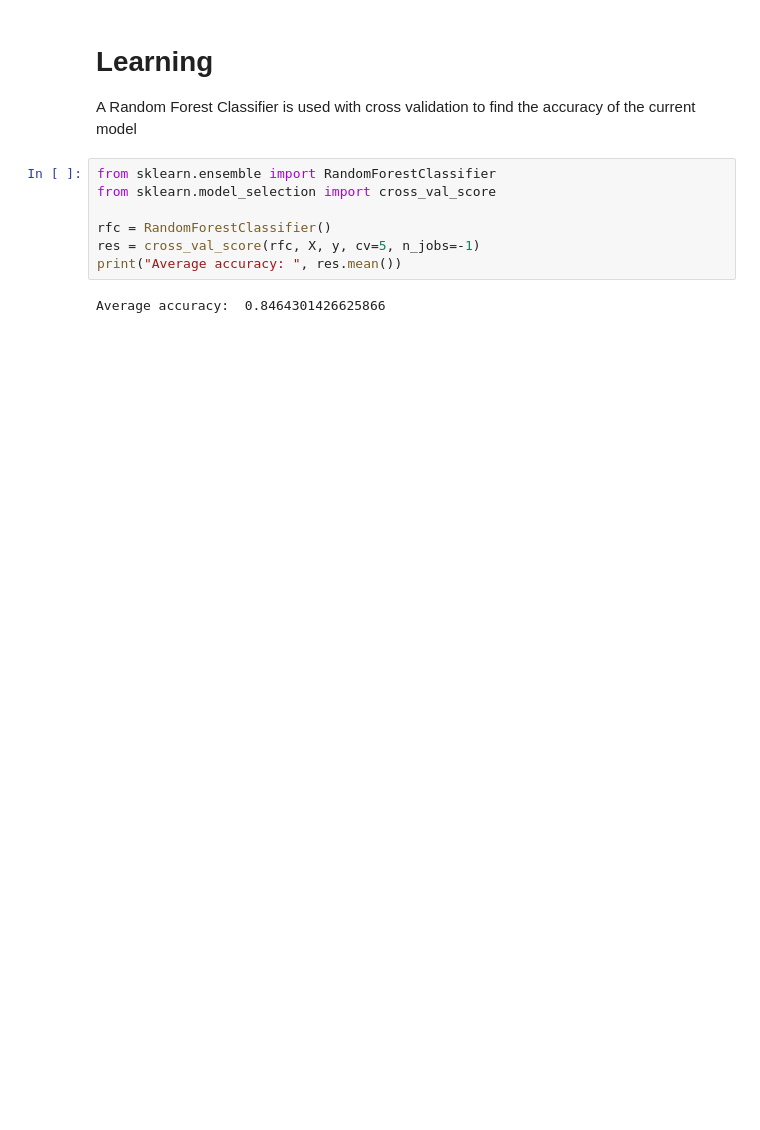
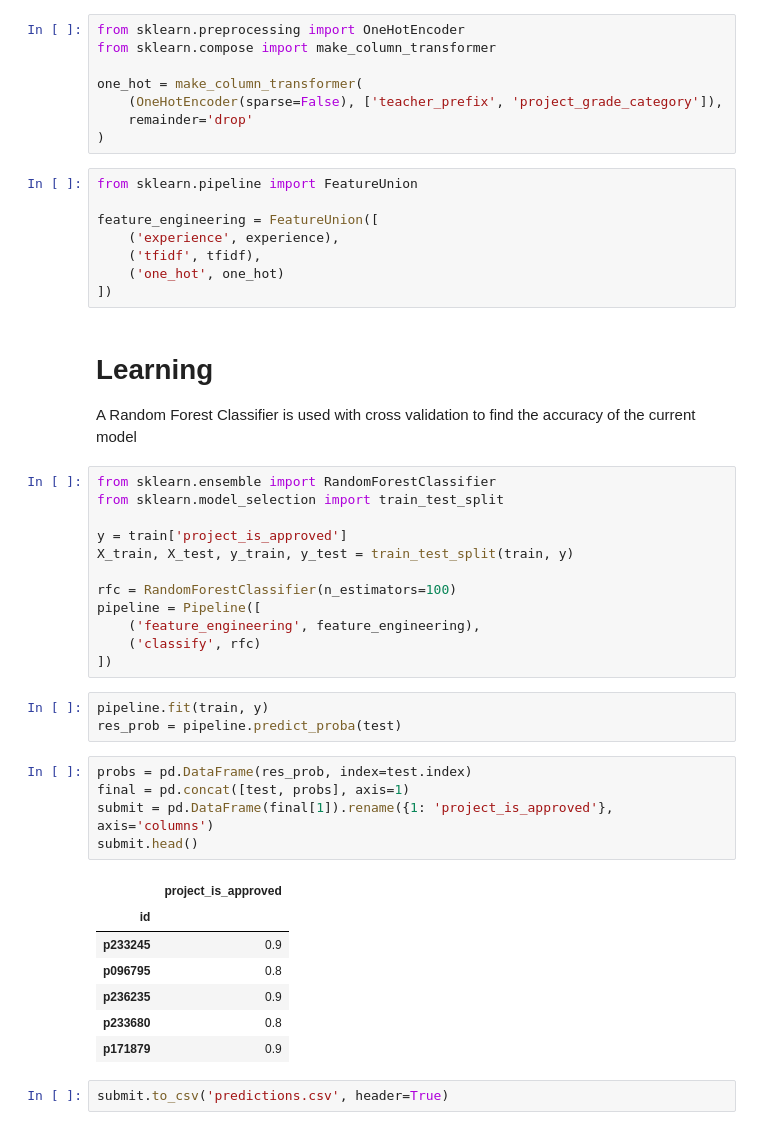
Before and after one commit to philip-iv/phys-480-proj, a Jupyter notebook: notebook.ipynb, the cells around one changed output. Drawn from its saved outputs; the diff is of its cells as text; blank space fills up the shorter version.

```diff
--- a/notebook.ipynb
+++ b/notebook.ipynb
@@ -90,13 +148,50 @@ for cat in encode_cats:
+# %%
+from sklearn.preprocessing import OneHotEncoder
+from sklearn.compose import make_column_transformer
+
+one_hot = make_column_transformer(
+    (OneHotEncoder(sparse=False), ['teacher_prefix', 'project_grade_category']),
+    remainder='drop'
+)
+# %%
+from sklearn.pipeline import FeatureUnion
+
+feature_engineering = FeatureUnion([
+    ('experience', experience),
+    ('tfidf', tfidf),
+    ('one_hot', one_hot)
+])
 # %% [markdown]
 # Learning
 
 A Random Forest Classifier is used with cross validation to find the accuracy of the current model
-# %%
-from sklearn.ensemble import RandomForestClassifier
-from sklearn.model_selection import cross_val_score
-
-rfc = RandomForestClassifier()
-res = cross_val_score(rfc, X, y, cv=5, n_jobs=-1)
-print("Average accuracy: ", res.mean())
-# %% [output]
-Average accuracy:  0.8464301426625866
+# %%
+from sklearn.ensemble import RandomForestClassifier
+from sklearn.model_selection import train_test_split
+
+y = train['project_is_approved']
+X_train, X_test, y_train, y_test = train_test_split(train, y)
+
+rfc = RandomForestClassifier(n_estimators=100)
+pipeline = Pipeline([
+    ('feature_engineering', feature_engineering),
+    ('classify', rfc)
+])
+# %%
+pipeline.fit(train, y)
+res_prob = pipeline.predict_proba(test)
+# %%
+probs = pd.DataFrame(res_prob, index=test.index)
+final = pd.concat([test, probs], axis=1)
+submit = pd.DataFrame(final[1]).rename({1: 'project_is_approved'}, axis='columns')
+submit.head()
+# %% [output]
+|  | project_is_approved |
+| id |  |
+| p233245 | 0.9 |
+| p096795 | 0.8 |
+| p236235 | 0.9 |
+| p233680 | 0.8 |
+| p171879 | 0.9 |
+# %%
+submit.to_csv('predictions.csv', header=True)
```
Also changed, not shown: parts of 10 cells of this notebook, 1 other file.
